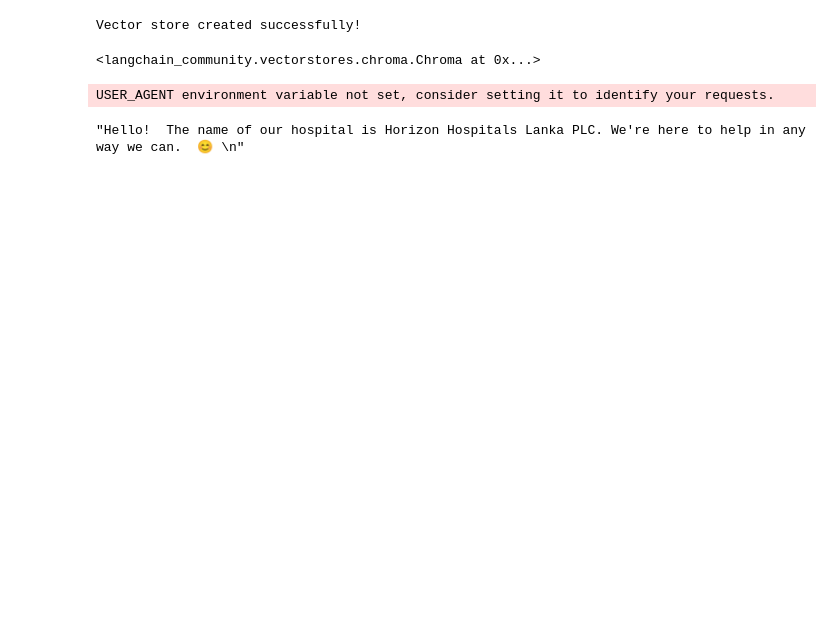
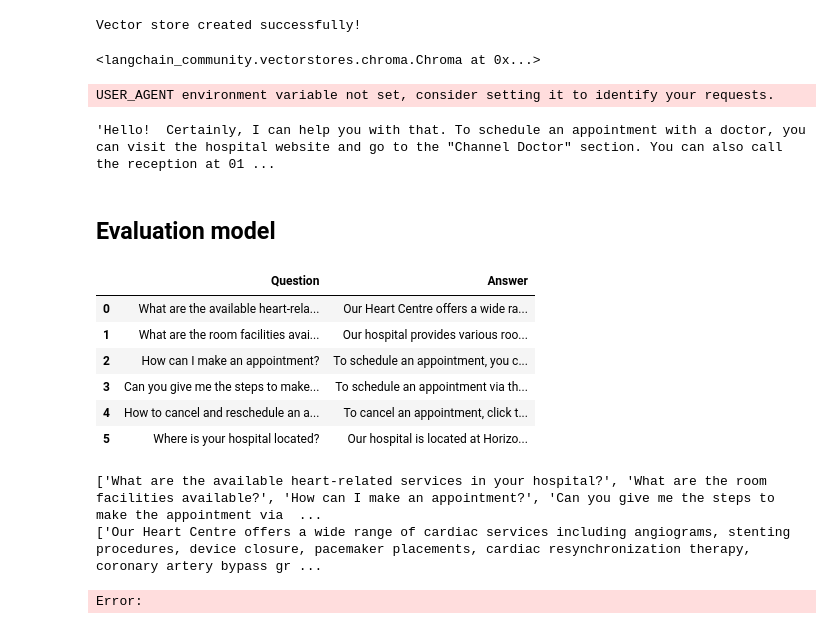
Before and after one commit to LakshanDayawansha/HospitalWebRag, a Jupyter notebook: rag.ipynb, the cells around one changed output. Saved outputs shown, nothing was run; the diff lists cells and outputs as text; code cells hidden in the pictures; blank space fills up the shorter version.

```diff
--- a/rag.ipynb
+++ b/rag.ipynb
@@ -215,10 +214,56 @@ conversational_rag_chain = RunnableWithMessageHistory(
 )
 # %%
 conversational_rag_chain.invoke(
-    {"input": "What is the name of the hospital?"},
+    {"input": "Hello, I want to make an appointment with the doctor. Can you help me?"},
     config={
         "configurable": {"session_id": "abc123"}
     },  # constructs a key "abc123" in `store`.
 )["answer"]
 # %% [output]
-"Hello!  The name of our hospital is Horizon Hospitals Lanka PLC. We're here to help in any way we can.  😊 \n"
+'Hello!  Certainly, I can help you with that. To schedule an appointment with a doctor, you can visit the hospital website and go to the "Channel Doctor" section. You can also call the reception at 01 ...
+# %% [markdown]
+## Evaluation model
+# %%
+import pandas as pd
+
+# Define the question-answer pairs
+data = {
+    'Question': [
+        "What are the available heart-related services in your hospital?",
+        "What are the room facilities available?",
+        "How can I make an appointment?",
+        "Can you give me the steps to make the appointment via website?",
+        "How to cancel and reschedule an appointment?",
+        "Where is your hospital located?"
+    ],
+    'Answer': [
+        "Our Heart Centre offers a wide range of cardiac services including angiograms, stenting procedures, device closure, pacemaker placements, cardiac resynchronization therapy, coronary artery bypass graft surgery (CABG), valve repairs, and congenital heart disease correction surgeries. We also have a state-of-the-art catheterization laboratory and facilities like a coronary care unit (CCU), intensive care units, and expert nursing care.",
+        "Our hospital provides various room options to suit different needs, including private rooms with en-suite bathrooms, semi-private rooms, and modern amenities like comfortable furnishings and entertainment facilities. The focus is on privacy, hygiene, and patient well-being in all rooms.",
+        "To schedule an appointment, you can visit the hospital website’s doctor section or call the reception at 011 1234567. Available slots are listed in the doctor section.",
+        "To schedule an appointment via the website, enter your full name, email, and phone number in the respective fields. Then, select the department and doctor from dropdowns. Choose a preferred date and time for the appointment, provide a reason for the visit, and click Submit to confirm. You’ll receive a confirmation email afterward.",
+        "To cancel an appointment, click the 'Cancel Appointment' link in your confirmation email. For rescheduling, click the 'Reschedule Appointment' link in the email and select a new date and time, then submit the form. You’ll receive an updated confirmation email.",
+        "Our hospital is located at Horizon Health PLC, N0.15, Park Road, Colombo 05, Sri Lanka. You can contact us via telephone at 011 1234567 or email us at info@HorizonHealth.com."
+    ]
+}
+
+# Create a DataFrame
+df = pd.DataFrame(data)
+df
+# %% [output]
+|  | Question | Answer |
+| 0 | What are the available heart-rela... | Our Heart Centre offers a wide ra... |
+| 1 | What are the room facilities avai... | Our hospital provides various roo... |
+| 2 | How can I make an appointment? | To schedule an appointment, you c... |
+| 3 | Can you give me the steps to make... | To schedule an appointment via th... |
+| 4 | How to cancel and reschedule an a... | To cancel an appointment, click t... |
+| 5 | Where is your hospital located? | Our hospital is located at Horizo... |
+# %%
+questions = data["Question"]
+ground_truth = data["Answer"]
+
+
+print(questions)
+print(ground_truth)
+# %% [output]
+['What are the available heart-related services in your hospital?', 'What are the room facilities available?', 'How can I make an appointment?', 'Can you give me the steps to make the appointment via  ...
+['Our Heart Centre offers a wide range of cardiac services including angiograms, stenting procedures, device closure, pacemaker placements, cardiac resynchronization therapy, coronary artery bypass gr ...
@@ -224,0 +272,20 @@ conversational_rag_chain.invoke(
+# %%
+for query in questions:
+    data["question"].append(query)
+
+    # Get the response from conversational RAG
+    result = conversational_rag_chain.invoke(
+        {"input": query},
+        config={"configurable": {"session_id": "abc123"}}
+    )
+
+    # Collect answer data
+    answer = result.get("answer", "")
+    data["answer"].append(answer)
+
+    # Collect context data
+    contexts = retriever.get_relevant_documents(query)
+
+    data["contexts"].append(contexts)
+# %% [output]
+Error:
```
Also changed, not shown: parts of 4 cells of this notebook, 9 other files.
